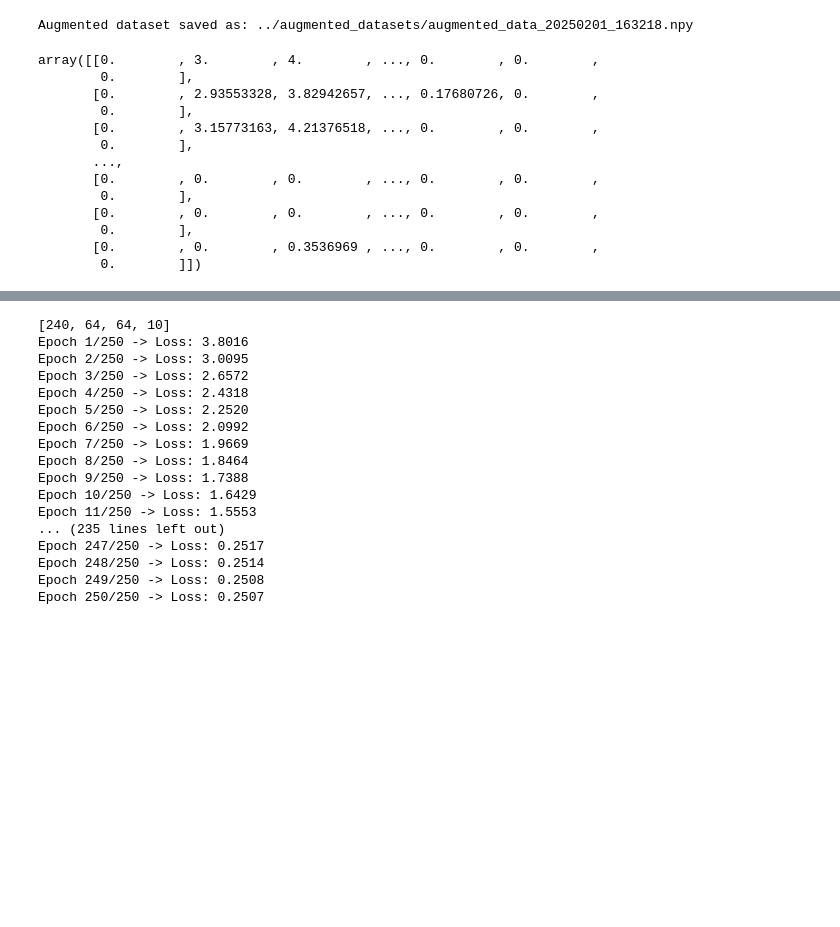
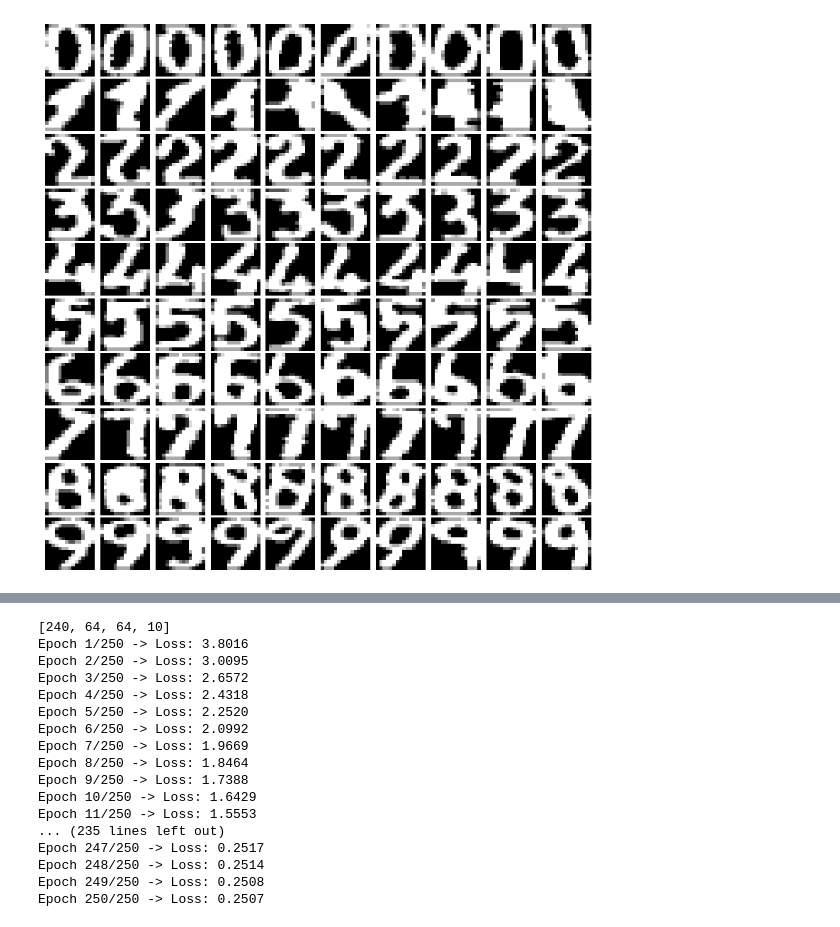
Before and after one commit to kevindemann/MachineLearningProject, a Jupyter notebook: src/testing.ipynb, the cells around one changed output, grey strips where cells are left out. Saved outputs shown, nothing was run; the diff lists cells and outputs as text; code cells hidden in the pictures; blank space fills up the shorter version.

Commit message:
added visualizations

```diff
--- a/src/testing.ipynb
+++ b/src/testing.ipynb
@@ -267,35 +267,42 @@ dataset_path = "../data/mfeat-pix"
 np.random.seed(42)
 
 img_shape = (16, 15)
 
 data = preprocessing.load_data(dataset_path)
 
 num_classes = 10
 samples_per_class = 200
 train_samples_per_class = 100
 test_samples_per_class = 100
 
 train_data, test_data = preprocessing.split_data(data, num_classes, samples_per_class, train_samples_per_class)
 
+import matplotlib.pyplot as plt
+
 def plot_sample_images_by_class(data, num_classes=10, samples_per_class=10, img_shape=(16, 15), save_path="../visualizations/dataset_visualization.pdf"):
-    plt.figure(figsize=(10, 10))
+    """
+    Plots a fixed number of sample images per class in a grid.
+    """
+    plt.figure(figsize=(samples_per_class, num_classes))  # Regola la dimensione della figura
 
     samples_per_class = min(samples_per_class, len(data) // num_classes)
 
     for class_idx in range(num_classes):
         start_idx = class_idx * (len(data) // num_classes)
         class_samples = data[start_idx : start_idx + samples_per_class]
 
         for i in range(samples_per_class):
             plt.subplot(num_classes, samples_per_class, class_idx * samples_per_class + i + 1)
             plt.imshow(class_samples[i].reshape(img_shape), cmap='gray')
             plt.axis('off')
 
+    plt.subplots_adjust(hspace=0.05, wspace=0.05)  # Riduce lo spazio tra le immagini
     plt.savefig(save_path, format="pdf", dpi=300, bbox_inches='tight')
-
     plt.show()
 
 plot_sample_images_by_class(train_data, num_classes=10, samples_per_class=10, img_shape=img_shape)
+# %% [output]
+[figure, added]
 # %%
 import augmentation
 import importlib
@@ -303,22 +310,9 @@ importlib.reload(augmentation)
 
 augment_rotate = np.radians(12)
 
-augmentation.augment_data(train_data, img_shape, augment_rotate, num_versions=4)
+#augmentation.augment_data(train_data, img_shape, augment_rotate, num_versions=4)
+
+train_data_aug = np.load("../augmented_datasets/augmented_data.npy")
-# %% [output]
-Augmented dataset saved as: ../augmented_datasets/augmented_data_20250201_163218.npy
-array([[0.        , 3.        , 4.        , ..., 0.        , 0.        ,
-        0.        ],
-       [0.        , 2.93553328, 3.82942657, ..., 0.17680726, 0.        ,
-        0.        ],
-       [0.        , 3.15773163, 4.21376518, ..., 0.        , 0.        ,
-        0.        ],
-       ...,
-       [0.        , 0.        , 0.        , ..., 0.        , 0.        ,
-        0.        ],
-       [0.        , 0.        , 0.        , ..., 0.        , 0.        ,
-        0.        ],
-       [0.        , 0.        , 0.3536969 , ..., 0.        , 0.        ,
-        0.        ]])
 # %%
 train_labels, test_labels = preprocessing.create_labels(num_classes, train_samples_per_class=500, test_samples_per_class=100)
 print(train_labels.shape)
```
Also changed, not shown: parts of 5 cells of this notebook, 5 other files.
